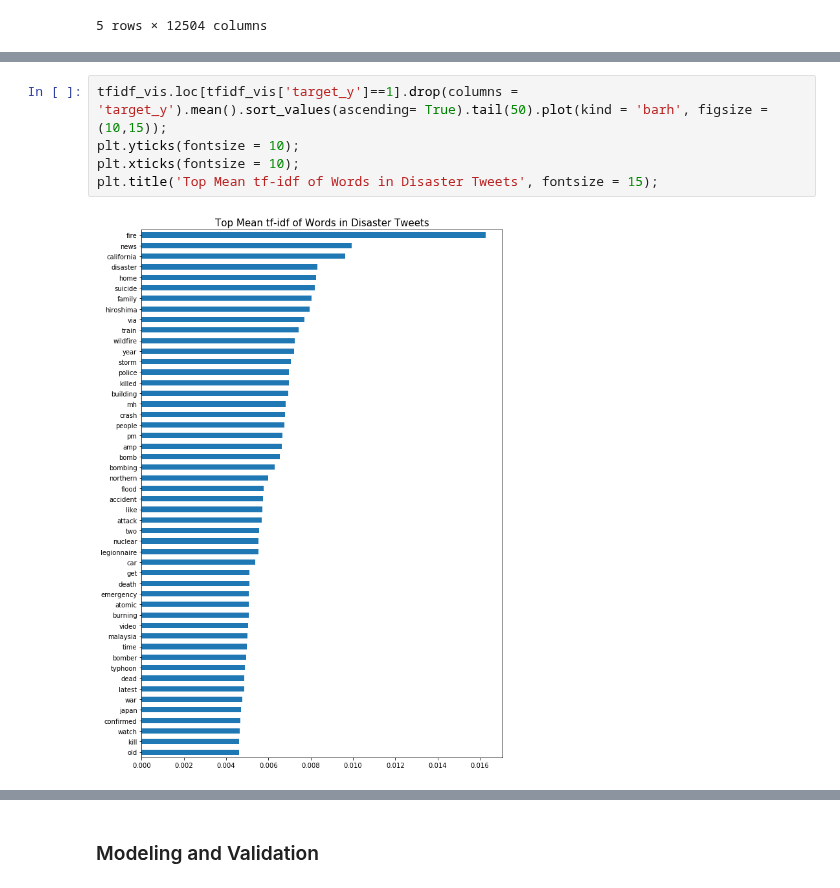
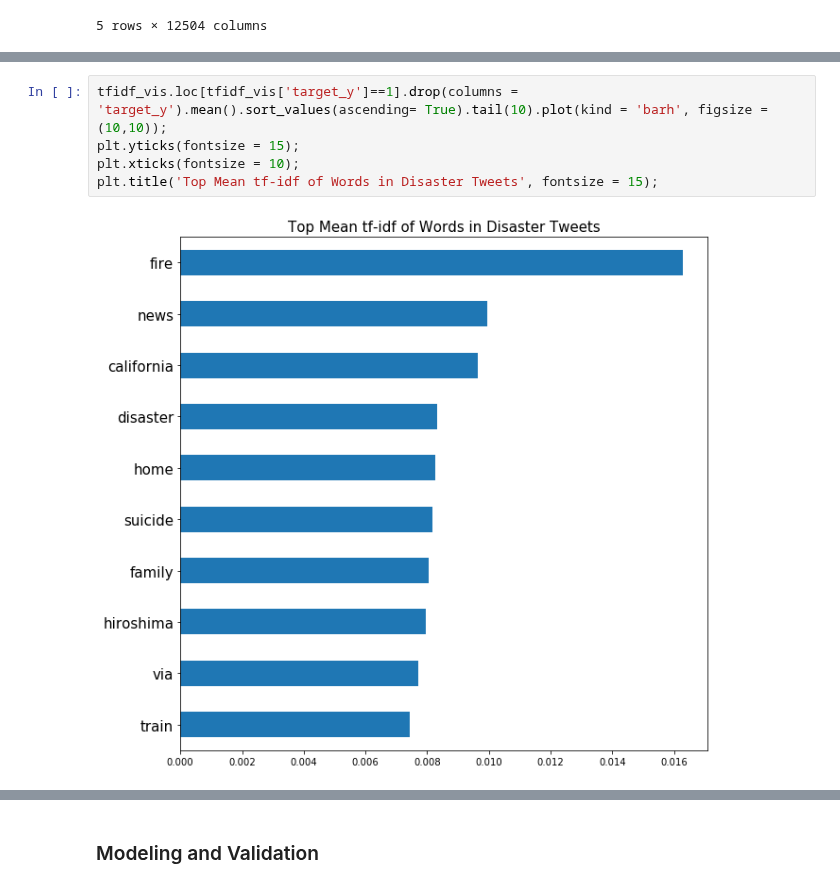
Before and after one commit to TheTr33/Disaster_Tweet_Classification_Kaggle_Competition, a Jupyter notebook: 01_EDA&Modelling.ipynb, the cells around one changed output, grey strips where cells are left out. Cells and saved outputs as stored; diff of their text form.

```diff
--- a/01_EDA&Modelling.ipynb
+++ b/01_EDA&Modelling.ipynb
@@ -197,7 +201,7 @@ cvec_vis.head()
 # %%
-tfidf_vis.loc[tfidf_vis['target_y']==1].drop(columns = 'target_y').mean().sort_values(ascending= True).tail(50).plot(kind = 'barh', figsize = (10,15));
-plt.yticks(fontsize = 10);
+tfidf_vis.loc[tfidf_vis['target_y']==1].drop(columns = 'target_y').mean().sort_values(ascending= True).tail(10).plot(kind = 'barh', figsize = (10,10));
+plt.yticks(fontsize = 15);
 plt.xticks(fontsize = 10);
 plt.title('Top Mean tf-idf of Words in Disaster Tweets', fontsize = 15);
 # %% [output]
-[figure, old version]
+[figure, new version]
```
Also changed, not shown: parts of 31 cells of this notebook.
